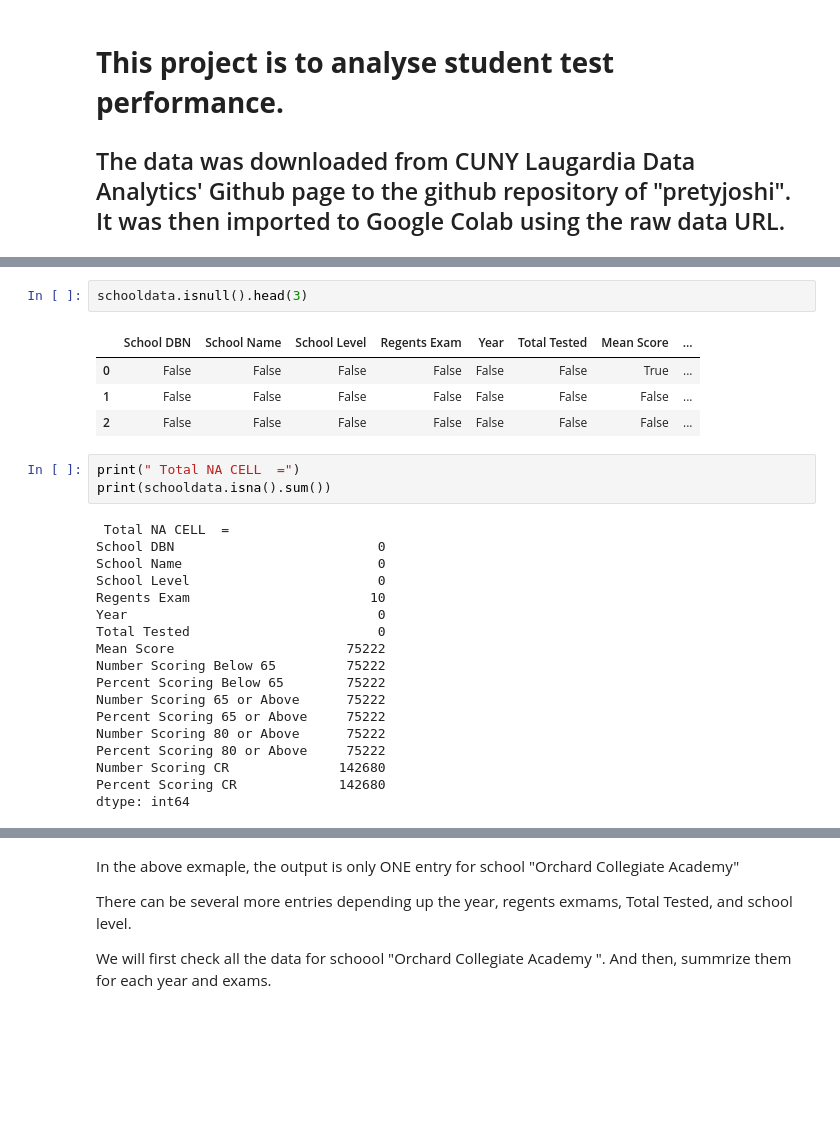
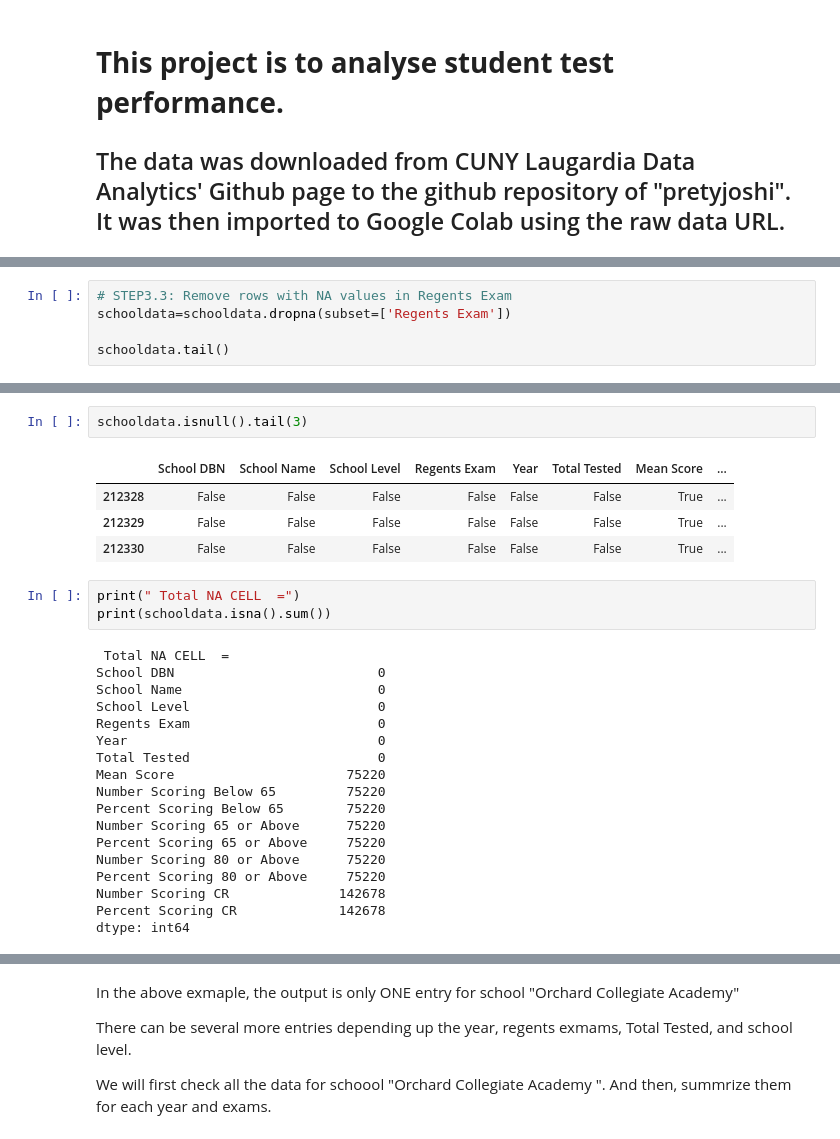
Before and after one commit to pretyjoshi/LgccPythonProject, a Jupyter notebook: project_1_student_data_ipynb.ipynb, the cells around one changed output, grey strips where cells are left out. Cells and saved outputs as stored; diff of their text form; blank space fills up the shorter version.

```diff
--- a/project_1_student_data_ipynb.ipynb
+++ b/project_1_student_data_ipynb.ipynb
@@ -126,0 +119,5 @@ schooldata[cols] = schooldata[cols].apply(pd.to_numeric, errors='coerce')
+# %%
+# STEP3.3: Remove rows with NA values in Regents Exam
+schooldata=schooldata.dropna(subset=['Regents Exam'])
+
+schooldata.tail()
@@ -127,10 +161,10 @@ schooldata[cols] = schooldata[cols].apply(pd.to_numeric, errors='coerce')
 # %%
-schooldata.isnull().head(3)
+schooldata.isnull().tail(3)
 # %% [output]
 |  | School DBN | School Name | School Level | Regents Exam | Year | Total Tested | Mean Score | ... |
-| 0 | False | False | False | False | False | False | True | ... |
-| 1 | False | False | False | False | False | False | False | ... |
-| 2 | False | False | False | False | False | False | False | ... |
+| 212328 | False | False | False | False | False | False | True | ... |
+| 212329 | False | False | False | False | False | False | True | ... |
+| 212330 | False | False | False | False | False | False | True | ... |
 # %%
 print(" Total NA CELL  =")
 print(schooldata.isna().sum())
@@ -139,18 +173,18 @@ print(schooldata.isna().sum())
 School DBN                          0
 School Name                         0
 School Level                        0
-Regents Exam                       10
+Regents Exam                        0
 Year                                0
 Total Tested                        0
-Mean Score                      75222
-Number Scoring Below 65         75222
-Percent Scoring Below 65        75222
-Number Scoring 65 or Above      75222
-Percent Scoring 65 or Above     75222
-Number Scoring 80 or Above      75222
-Percent Scoring 80 or Above     75222
-Number Scoring CR              142680
-Percent Scoring CR             142680
+Mean Score                      75220
+Number Scoring Below 65         75220
+Percent Scoring Below 65        75220
+Number Scoring 65 or Above      75220
+Percent Scoring 65 or Above     75220
+Number Scoring 80 or Above      75220
+Percent Scoring 80 or Above     75220
+Number Scoring CR              142678
+Percent Scoring CR             142678
 dtype: int64
 # %%
 ## Remove rows with NA
```
Also changed, not shown: parts of 21 cells of this notebook.
